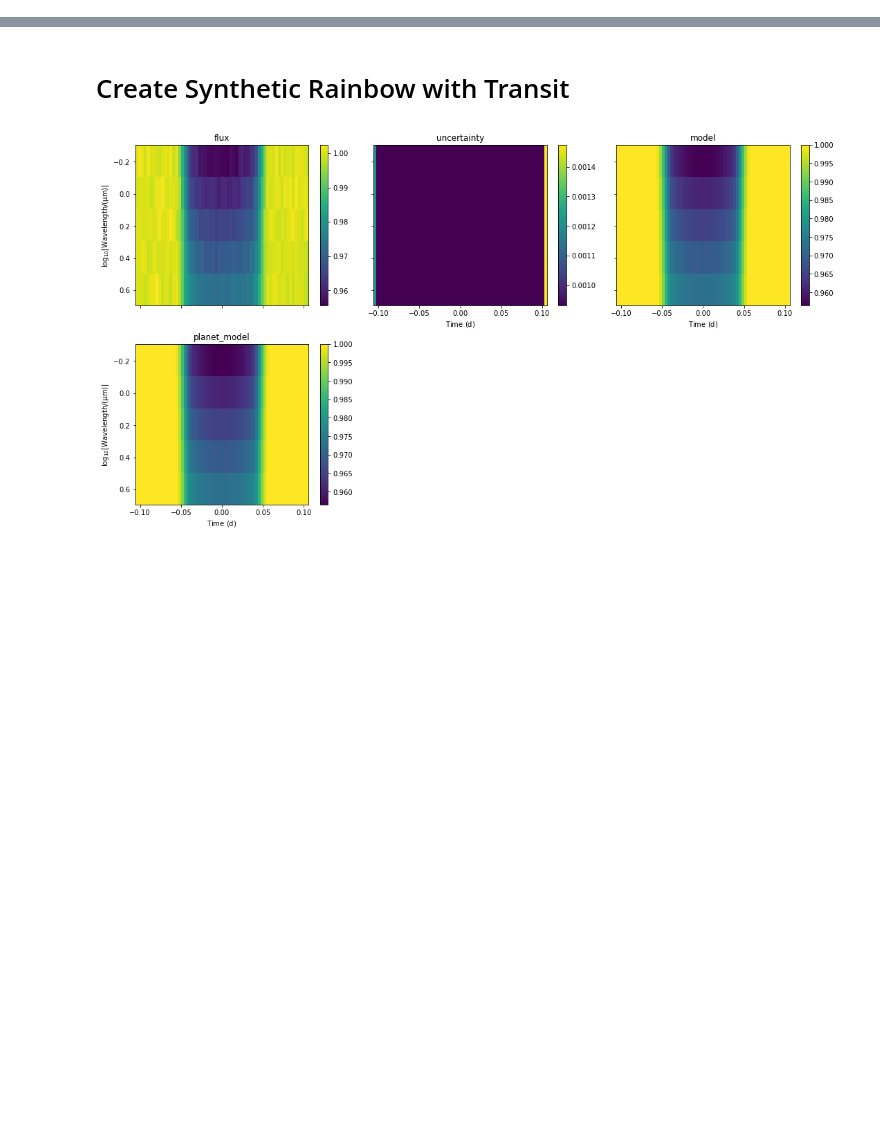
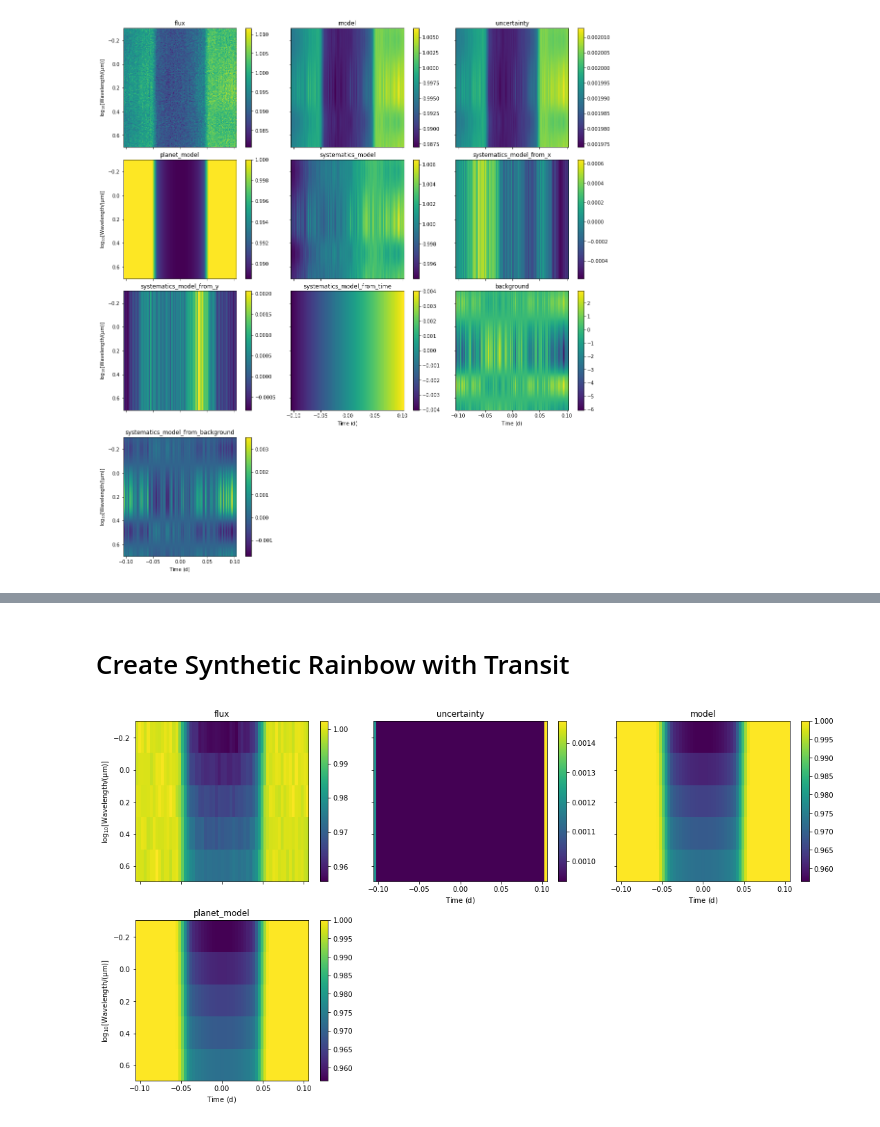
Before and after one commit to catrionamurray/chromatic_fitting, a Jupyter notebook: experiments.ipynb, the cells around one changed output, grey strips where cells are left out. Drawn from its saved outputs; the diff is of its cells as text; code cells hidden in the pictures; blank space fills up the shorter version.

```diff
--- a/experiments.ipynb
+++ b/experiments.ipynb
@@ -13,0 +14,6 @@ Running on chromatic v0.1.5
+# %%
+r_systematics = SimulatedRainbow().inject_transit().inject_systematics(amplitude=0.002).inject_noise(signal_to_noise=500)
+r_systematics.imshow_quantities();
+r_systematics = r_systematics.bin(nwavelengths=int(r_systematics.nwave/5), dt=5 * u.minute)
+# %% [output]
+[figure, added]
```
Also changed, not shown: parts of 11 cells of this notebook, 2 other files.
